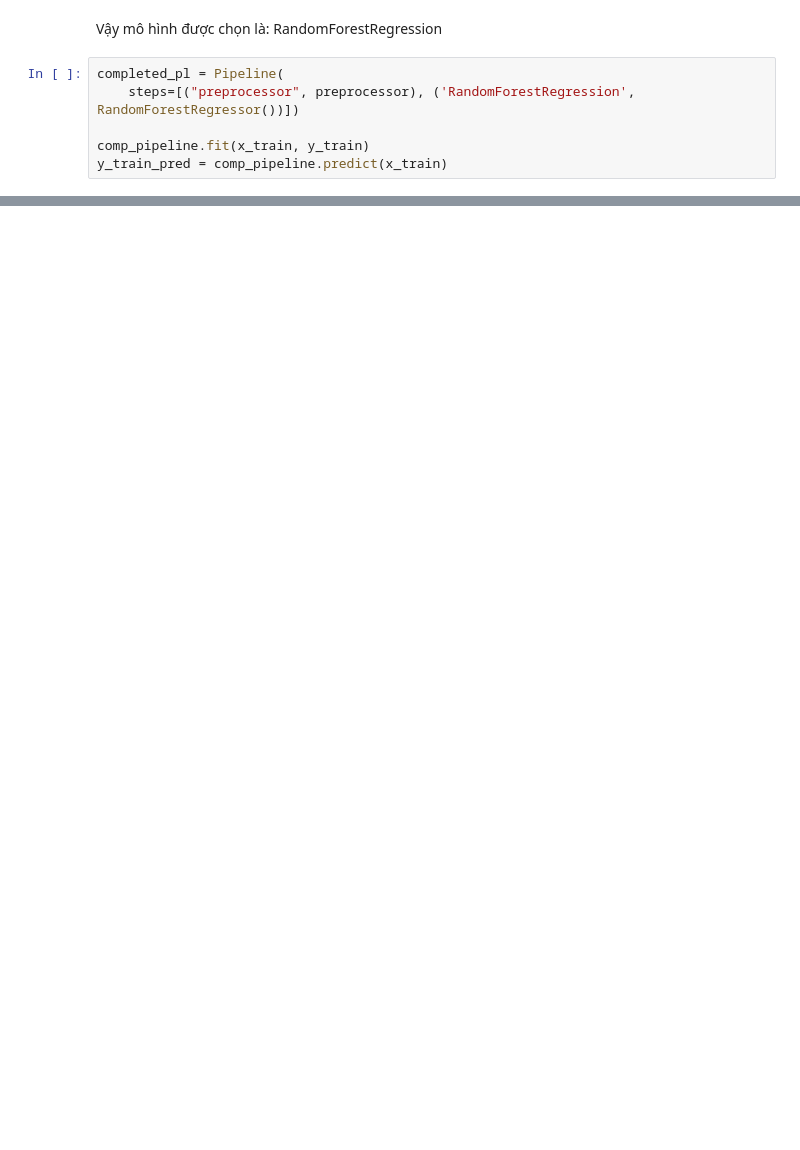
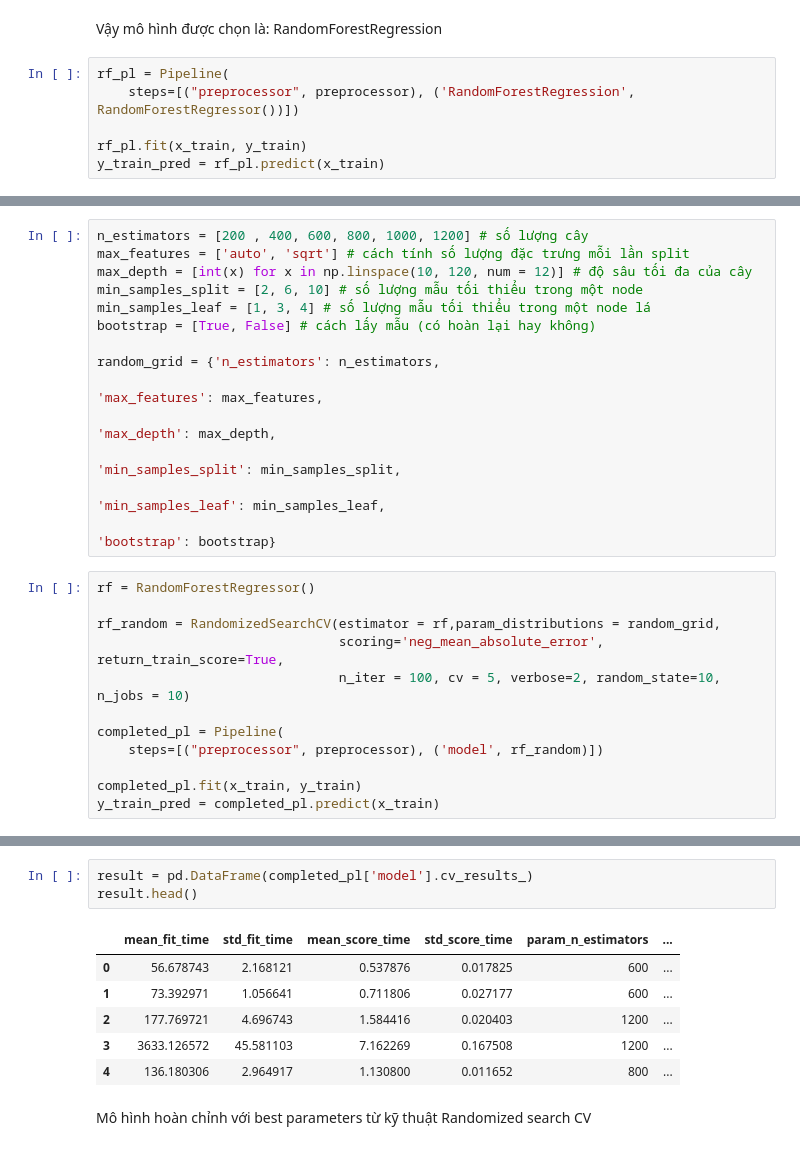
Before and after one commit to Miruku2201/NMKHDL_Final_Project, a Jupyter notebook: models.ipynb, the cells around one changed output, grey strips where cells are left out. Saved outputs shown, nothing was run; the diff lists cells and outputs as text; blank space fills up the shorter version.

```diff
--- a/models.ipynb
+++ b/models.ipynb
@@ -427,8 +443,8 @@ for i,col in enumerate(all_scores_df.columns, 1):
 # %% [markdown]
 Vậy mô hình được chọn là: RandomForestRegression
 # %%
-completed_pl = Pipeline(
+rf_pl = Pipeline(
     steps=[("preprocessor", preprocessor), ('RandomForestRegression', RandomForestRegressor())])
 
-comp_pipeline.fit(x_train, y_train)
-y_train_pred = comp_pipeline.predict(x_train)
+rf_pl.fit(x_train, y_train)
+y_train_pred = rf_pl.predict(x_train)
@@ -442,0 +467,31 @@ Có thể thấy độ lỗi cũng không khác gì mấy so với linear regres
+# %%
+n_estimators = [200 , 400, 600, 800, 1000, 1200] # số lượng cây
+max_features = ['auto', 'sqrt'] # cách tính số lượng đặc trưng mỗi lần split
+max_depth = [int(x) for x in np.linspace(10, 120, num = 12)] # độ sâu tối đa của cây
+min_samples_split = [2, 6, 10] # số lượng mẫu tối thiểu trong một node
+min_samples_leaf = [1, 3, 4] # số lượng mẫu tối thiểu trong một node lá
+bootstrap = [True, False] # cách lấy mẫu (có hoàn lại hay không)
+
+random_grid = {'n_estimators': n_estimators,
+
+'max_features': max_features,
+
+'max_depth': max_depth,
+
+'min_samples_split': min_samples_split,
+
+'min_samples_leaf': min_samples_leaf,
+
+'bootstrap': bootstrap}
+# %%
+rf = RandomForestRegressor()
+
+rf_random = RandomizedSearchCV(estimator = rf,param_distributions = random_grid,
+                               scoring='neg_mean_absolute_error', return_train_score=True,
+                               n_iter = 100, cv = 5, verbose=2, random_state=10, n_jobs = 10)
+
+completed_pl = Pipeline(
+    steps=[("preprocessor", preprocessor), ('model', rf_random)])
+
+completed_pl.fit(x_train, y_train)
+y_train_pred = completed_pl.predict(x_train)
@@ -442,0 +533,12 @@ Có thể thấy độ lỗi cũng không khác gì mấy so với linear regres
+# %%
+result = pd.DataFrame(completed_pl['model'].cv_results_)
+result.head()
+# %% [output]
+|  | mean_fit_time | std_fit_time | mean_score_time | std_score_time | param_n_estimators | ... |
+| 0 | 56.678743 | 2.168121 | 0.537876 | 0.017825 | 600 | ... |
+| 1 | 73.392971 | 1.056641 | 0.711806 | 0.027177 | 600 | ... |
+| 2 | 177.769721 | 4.696743 | 1.584416 | 0.020403 | 1200 | ... |
+| 3 | 3633.126572 | 45.581103 | 7.162269 | 0.167508 | 1200 | ... |
+| 4 | 136.180306 | 2.964917 | 1.130800 | 0.011652 | 800 | ... |
+# %% [markdown]
+Mô hình hoàn chỉnh với best parameters từ kỹ thuật Randomized search CV
```
Also changed, not shown: parts of 30 cells of this notebook.
